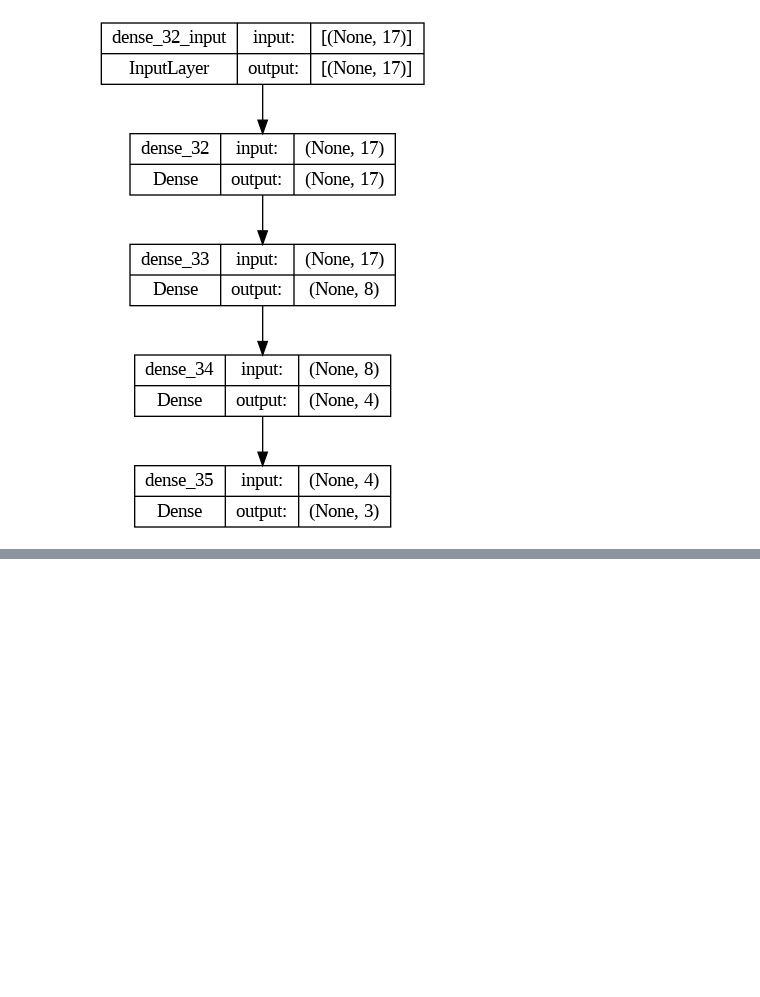
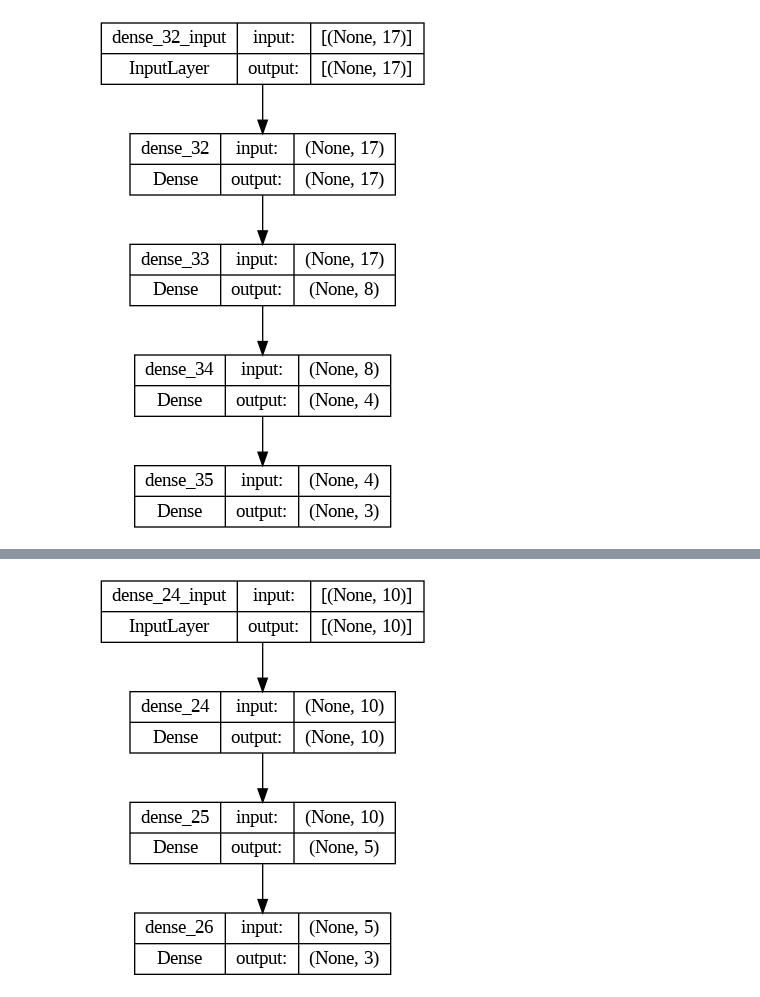
Before and after one commit to raghzzzspace/Machine-Learning-Projects, a Jupyter notebook: star_classification.ipynb, the cells around one changed output, grey strips where cells are left out. Drawn from its saved outputs; the diff is of its cells as text; code cells hidden in the pictures; blank space fills up the shorter version.

```diff
--- a/star_classification.ipynb
+++ b/star_classification.ipynb
@@ -79,3 +79,70 @@ _________________________________________________________________
 Test Loss: 0.11412207037210464
 Test Accuracy: 0.9662067294120789
 [figure]
+# %%
+import pandas as pd
+from sklearn.preprocessing import StandardScaler
+from sklearn.model_selection import train_test_split
+from tensorflow.keras.models import Sequential
+from tensorflow.keras.layers import Dense
+from tensorflow.keras.utils import plot_model
+from tensorflow.keras.losses import SparseCategoricalCrossentropy
+from sklearn.preprocessing import LabelEncoder
+
+
+# Load data
+file_path = '/content/star_classification.csv'
+df = pd.read_csv(file_path, header=0)
+df = df.loc[:10000]  # Limiting to the first 10,000 rows for this example
+
+# Features and target variable
+exclude_cols = ['class', 'obj_ID', 'MJD', 'run_ID', 'rerun_ID', 'cam_col', 'field_ID', 'fiber_ID']
+x = df.drop(exclude_cols, axis=1)  # Features (excluding the target and other unnecessary columns)
+y = df['class']  # Target variable
+
+# Split the data into training and testing sets
+x_train, x_test, y_train, y_test = train_test_split(x, y, test_size=0.5, random_state=42)
+
+# Normalize the data
+scaler = StandardScaler()
+x_train_normalized = scaler.fit_transform(x_train)
+x_test_normalized = scaler.transform(x_test)
+
+# Building Neural Network Model
+model = Sequential()
+
+# Add input layer with 10 units and ReLU activation
+model.add(Dense(units=10, activation='relu', input_shape=(x_train_normalized.shape[1],)))
+
+# Add a hidden layer with 5 units and ReLU activation
+model.add(Dense(units=5, activation='relu'))
+
+# Add the output layer with 3 units (one per class) and softmax activation
+model.add(Dense(units=3, activation='softmax'))  # For multi-class classification (3 classes)
+
+# Compile the model with Adam optimizer and sparse categorical cross-entropy loss
+model.compile(optimizer='adam',loss=SparseCategoricalCrossentropy(), metrics=['accuracy'])
+
+# Print the summary of the model
+model.summary()
+
+# Encode class labels to integers
+label_encoder = LabelEncoder()
+y_train_encoded = label_encoder.fit_transform(y_train)
+
+# Train the model with 200 epochs and a batch size of 50, using 20% of the training data for validation
+model.fit(x_train_normalized, y_train_encoded, epochs=200, batch_size=50, validation_split=0.2)
+
+# Encode class labels to integers for y_test
+y_test_encoded = label_encoder.fit_transform(y_test)
+
+# Evaluate the model on the test set
+loss, accuracy = model.evaluate(x_test_normalized, y_test_encoded)
+
+
+print(f'Test Loss: {loss}')
+print(f'Test Accuracy: {accuracy}')
+
+# Plot the model architecture to a file
+plot_model(model, to_file='model_plot.png', show_shapes=True, show_layer_names=True)
+# %% [output]
@@ -81,0 +166 @@ Test Accuracy: 0.9662067294120789
+[figure, added]
```
Also changed, not shown: parts of 1 cell of this notebook.
